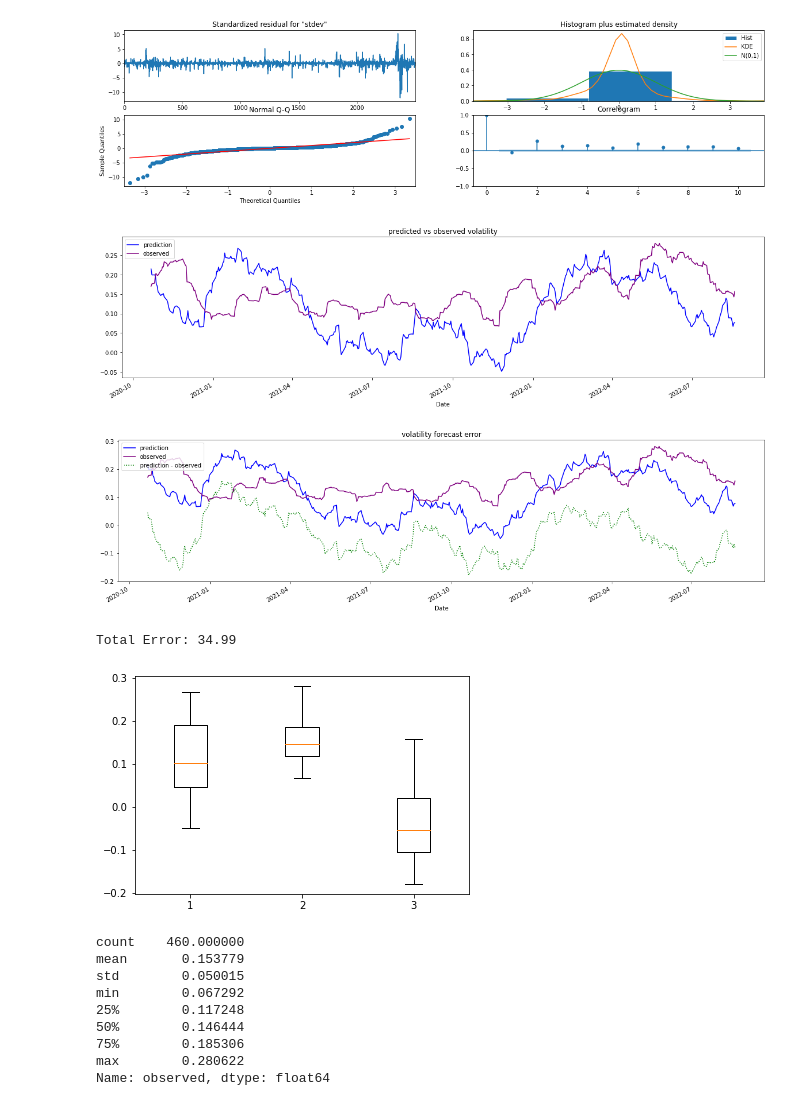
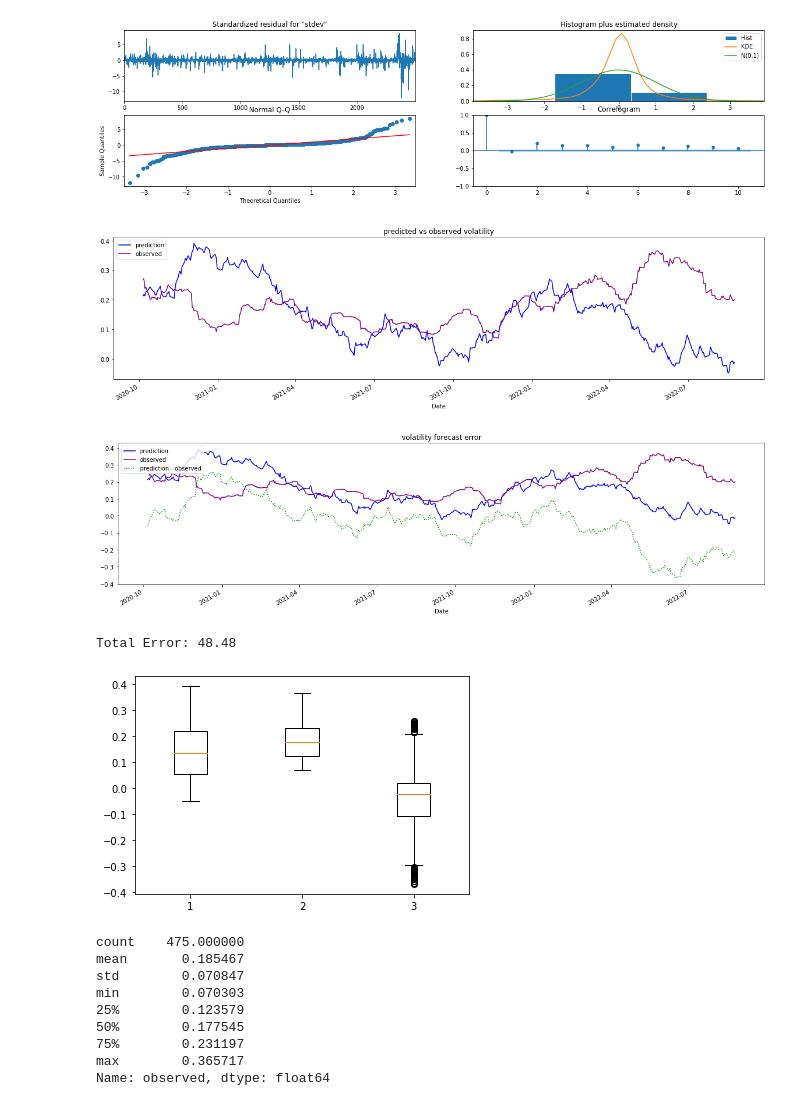
Before and after one commit to lrb924/Predicted_Volatility, a Jupyter notebook: trading_algo.ipynb, the cells around one changed output. Saved outputs shown, nothing was run; the diff lists cells and outputs as text; code cells hidden in the pictures.

```diff
--- a/trading_algo.ipynb
+++ b/trading_algo.ipynb
@@ -34,13 +34,13 @@ def plot_grid(df, nrows, ncols):
     plt.tight_layout();
 # %%
 # Read CSVs
-df_DJI = pd.read_csv('./DATA/INDICES/DJI_OHLCV.csv', parse_dates=['Date'], infer_datetime_format=True, index_col="Date" )
+df_SP = pd.read_csv('./DATA/INDICES/SP_OHLCV.csv', parse_dates=['Date'], infer_datetime_format=True, index_col="Date" )
 
 # Compute stdev
 stdev_window = 25
-df_DJI['stdev'] = df_DJI['Close'].pct_change().rolling(window=stdev_window).std()
+df_SP['stdev'] = df_SP['Close'].pct_change().rolling(window=stdev_window).std()
 
-df_DJI.dropna(inplace=True)
-print(df_DJI.shape)
-df_DJI.head()
+df_SP.dropna(inplace=True)
+print(df_SP.shape)
+df_SP.head()
 # %% [output]
@@ -81,5 +81,5 @@ def check_stationarity(df):
     else:
         print(f'All columns are stationary!')
 
-non_stationary = check_stationarity(df_DJI)
+non_stationary = check_stationarity(df_SP)
 # %% [output]
@@ -104,6 +104,6 @@ stdev is stationary!
 Non-stationary columns are: ['Open', 'High', 'Low', 'Close', 'Volume']. Try .diff()
 # %%
 # Apply one .diff() on non stationary columns
-df_DJI_stationary = pd.concat([df_DJI[non_stationary].diff(), df_DJI.drop(columns=non_stationary)], axis=1).dropna()
+df_SP_stationary = pd.concat([df_SP[non_stationary].diff(), df_SP.drop(columns=non_stationary)], axis=1).dropna()
 # %%
 # Check stationarity again
@@ -131,23 +131,23 @@ All columns are stationary!
 # %%
 # Scale the data with MaxAbsScaler
 scaler = MaxAbsScaler()
-scaler.fit(df_DJI_stationary)
-df_DJI_scaled = scaler.transform(df_DJI_stationary)
-df_DJI_scaled = pd.DataFrame(df_DJI_scaled, columns=df_DJI.columns).dropna()
+scaler.fit(df_SP_stationary)
+df_SP_scaled = scaler.transform(df_SP_stationary)
+df_SP_scaled = pd.DataFrame(df_SP_scaled, columns=df_SP.columns).dropna()
 
 # Number of .diff() methods performed for stationary conversion
 n_diffs = 1
 
 # Number of days in test & train set
 n_train = 2500
-n_test = len(df_DJI) - n_train - n_diffs - stdev_window
+n_test = len(df_SP) - n_train - n_diffs - stdev_window
 
 # Split data
-df_train = df_DJI_scaled.iloc[:n_train]
-df_test = df_DJI_scaled.iloc[n_train:n_test+n_train]
+df_train = df_SP_scaled.iloc[:n_train]
+df_test = df_SP_scaled.iloc[n_train:n_test+n_train]
 
 # Create separate test set to preserve index for plotting predictions later
-df_DJI_test = df_DJI.iloc[n_train:n_test+n_train]
+df_SP_test = df_SP.iloc[n_train:n_test+n_train]
 
 print(f'Number of training days: {n_train}')
 print(f'Number of testing days: {n_test}')
@@ -185,31 +231,31 @@ model_fit = model.fit(disp=True)
 # Plot stdev diagnostics
 model_fit.plot_diagnostics(5,figsize=(20,5));
 # %% [output]
-[figure, old version]
+[figure, new version]
 # %%
 # Set random seed
 np.random.seed(1)
 
 # Plot predicted vs observed volatility
-pred = pd.DataFrame(index=df_DJI_test.index)
+pred = pd.DataFrame(index=df_SP_test.index)
 pred['prediction'] = model_fit.simulate(n_test).set_index(pred.index, drop=True).stdev
 pred['observed'] = df_test.set_index(pred.index, drop=True).stdev
 pred.plot(figsize=(20,5),title='predicted vs observed volatility',color=['blue','purple'])
 plt.legend(loc=('upper left'));
 # %% [output]
-[figure, old version]
+[figure, new version]
 # %%
 # Plot error
 pred['prediction - observed'] = pred['prediction'] - pred['observed']
 pred.plot(figsize=(20,5),title='volatility forecast error',color=['blue','purple','green'],style=['-','-',':'])
 plt.legend(loc=('upper left'));
 # %% [output]
-[figure, old version]
+[figure, new version]
 # %%
 error_total = np.round(np.sum(np.abs(pred['prediction - observed'])), 2)
 print(f'Total Error: {error_total}')
 # %% [output]
-Total Error: 34.99
+Total Error: 48.48
 # %%
 
 # Import libraries
@@ -219,18 +265,18 @@ import numpy as np
 plt.boxplot(pred)
 plt.show()
 # %% [output]
-[figure, old version]
+[figure, new version]
 # %%
 pred.describe()[min]
 # %% [output]
-count    460.000000
-mean       0.153779
-std        0.050015
-min        0.067292
-25%        0.117248
-50%        0.146444
-75%        0.185306
-max        0.280622
+count    475.000000
+mean       0.185467
+std        0.070847
+min        0.070303
+25%        0.123579
+50%        0.177545
+75%        0.231197
+max        0.365717
 Name: observed, dtype: float64
 # %%
 pred
```
Also changed, not shown: parts of 20 cells of this notebook, 2 other files.
